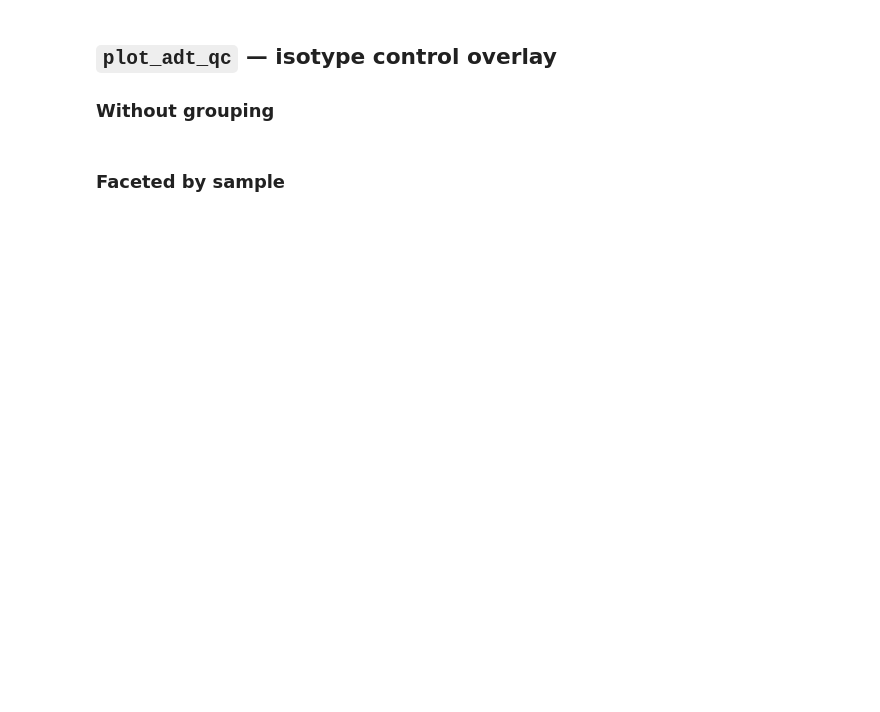
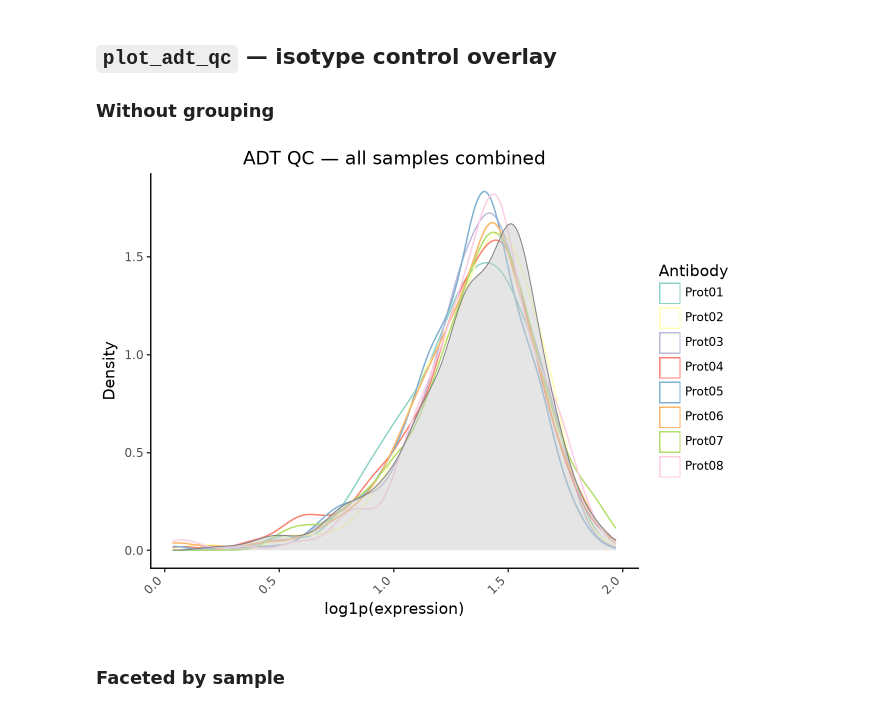
Before and after one commit to MaximilianNuber/ggnomics, a Jupyter notebook: examples/13_multimodal.ipynb, the cells around one changed output. Drawn from its saved outputs; the diff is of its cells as text; code cells hidden in the pictures; blank space fills up the shorter version.

```diff
--- a/examples/13_multimodal.ipynb
+++ b/examples/13_multimodal.ipynb
@@ -46,20 +50,22 @@ except ImportError as e:
 # %%
 try:
     import anndata, numpy as np
     rng = np.random.default_rng(42)
     n = 300
     prot_names = [f"Prot{i+1:02d}" for i in range(8)] + ["IgG1", "IgG2a"]
     X = np.abs(rng.normal(3, 1, (n, len(prot_names)))).astype(np.float32)
     adata_prot = anndata.AnnData(X=X)
     adata_prot.var_names = prot_names
     adata_prot.obs["sample"] = np.where(rng.random(n) < 0.5, "S1", "S2")
 
     from ggnomics import plot_adt_qc
     p_adt = plot_adt_qc(adata_prot, isotype_controls=["IgG1", "IgG2a"],
                          log1p=True, title="ADT QC — all samples combined")
-    p_adt
+    p_adt.show()
 except Exception as e:
     print(f"Error: {e}")
+# %% [output]
+[figure, added]
 # %% [markdown]
 ### Faceted by sample
 # %%
```
Also changed, not shown: parts of 4 cells of this notebook, 43 other files.
